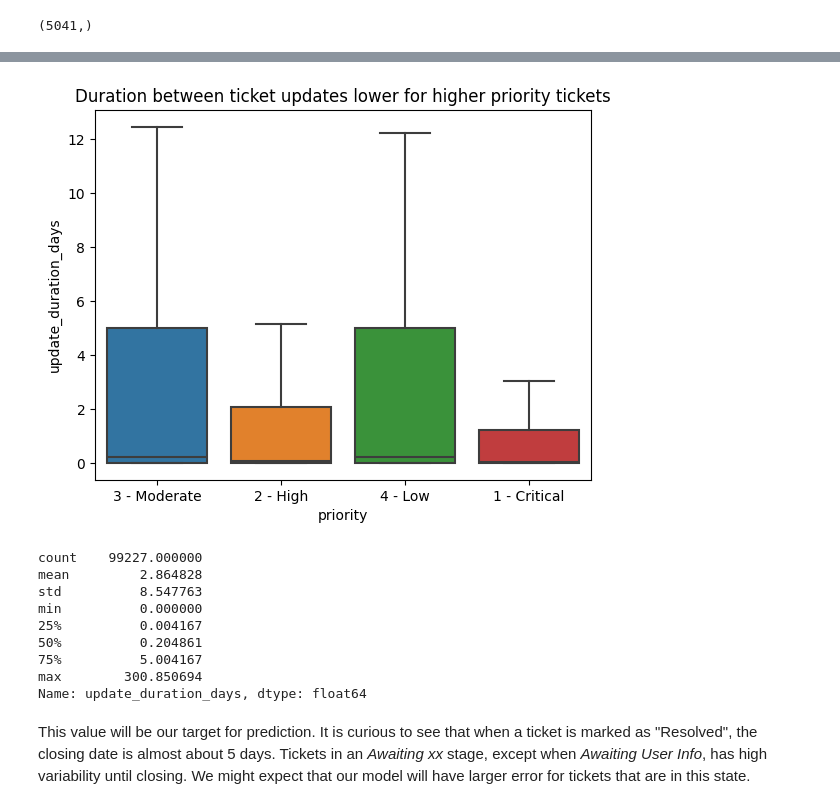
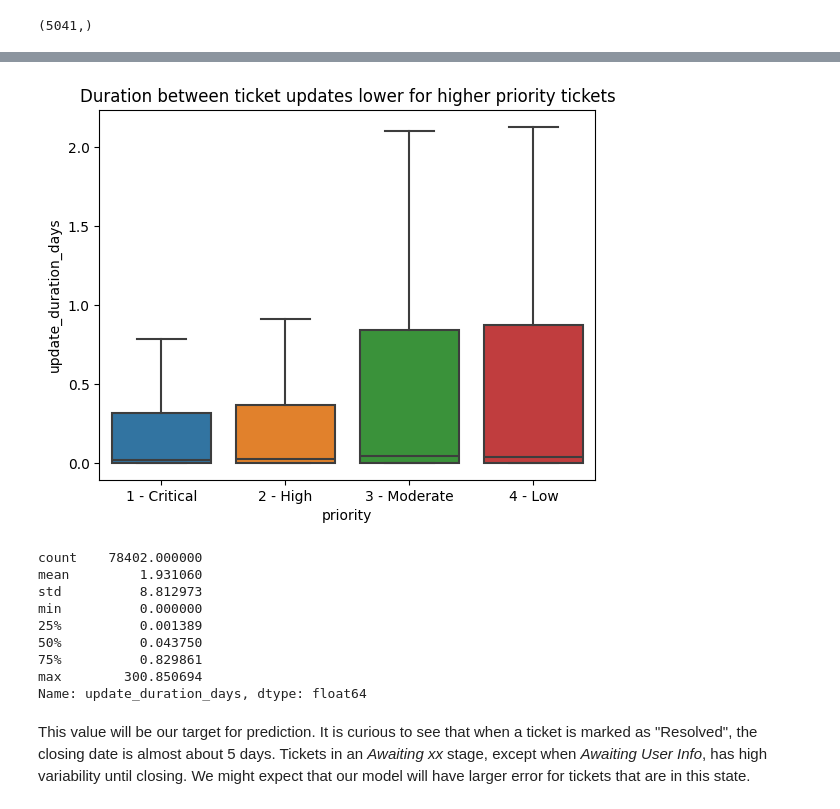
Before and after one commit to khizon/data_analysis, a Jupyter notebook: IT_support/src/exploration.ipynb, the cells around one changed output, grey strips where cells are left out. Saved outputs shown, nothing was run; the diff lists cells and outputs as text; code cells hidden in the pictures.

```diff
--- a/IT_support/src/exploration.ipynb
+++ b/IT_support/src/exploration.ipynb
@@ -97,3 +119,9 @@ df.loc[df['sys_mod_count']>numbers, 'number'].unique().shape
+# %%
+# We should remove all 'Closed' states as at that point, predictions is already pointless
+df = df[df['incident_state']!='Closed']
+# %%
+priority = list(df.loc[~df['priority'].isna(), 'priority'].unique())
+priority.sort()
 # %%
 df['duration_days'] = df['closed_at']-df['opened_at']
 df['duration_days'] = df['duration_days'].dt.days + df['duration_days'].dt.seconds / (24 * 60 * 60) #Convert time delta to "days"
@@ -108,24 +137,25 @@ plt.show()
 # %%
 # Sort the DataFrame by 'number' and 'sys_updated_at'
 df.sort_values(['number', 'sys_updated_at'], inplace=True)
 
 # Calculate the time difference between updates for the same 'number'
 df['update_duration_days'] = df.groupby('number')['sys_updated_at'].diff().dt.total_seconds() / (3600 * 24)
-sns.boxplot(df, y='update_duration_days', x='priority', showfliers=False)
+
+sns.boxplot(df, y='update_duration_days', x='priority', showfliers=False, order=priority)
 plt.title('Duration between ticket updates lower for higher priority tickets')
 plt.show()
 # %% [output]
-[figure, old version]
+[figure, new version]
 # %%
 df['update_duration_days'].describe()
 # %% [output]
-count    99227.000000
-mean         2.864828
-std          8.547763
+count    78402.000000
+mean         1.931060
+std          8.812973
 min          0.000000
-25%          0.004167
-50%          0.204861
-75%          5.004167
+25%          0.001389
+50%          0.043750
+75%          0.829861
 max        300.850694
 Name: update_duration_days, dtype: float64
 # %% [markdown]
```
Also changed, not shown: parts of 25 cells of this notebook, 1 other file.
